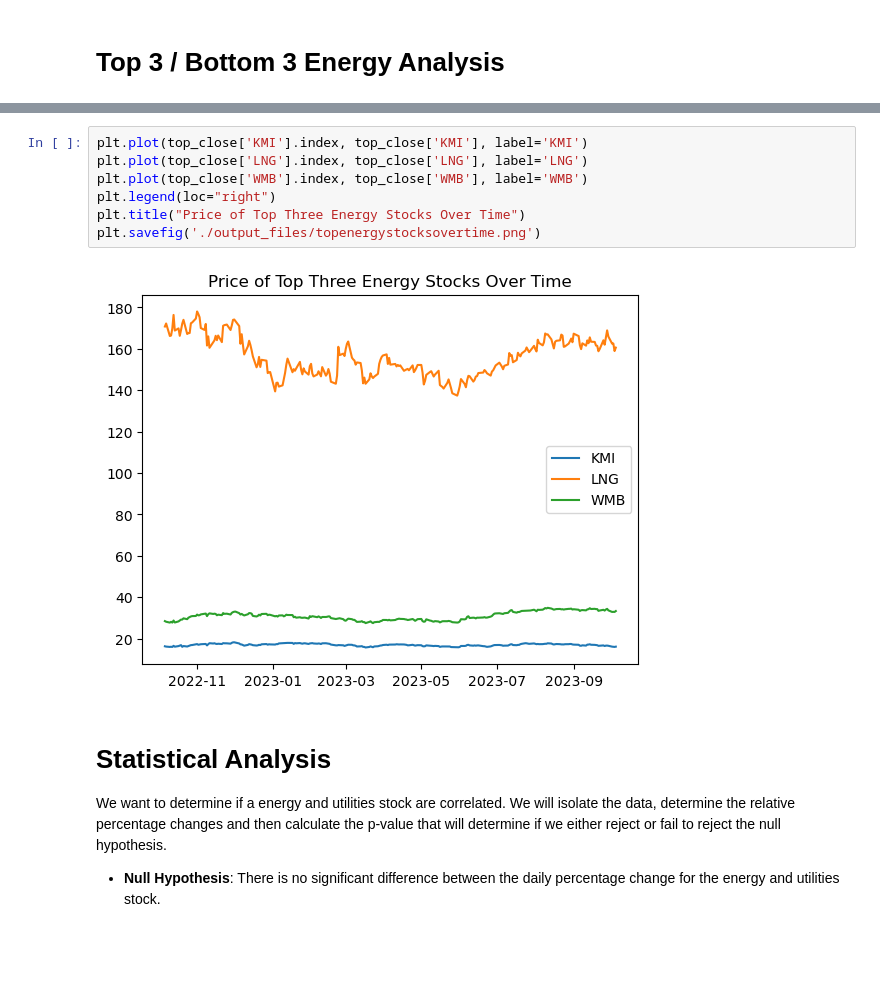
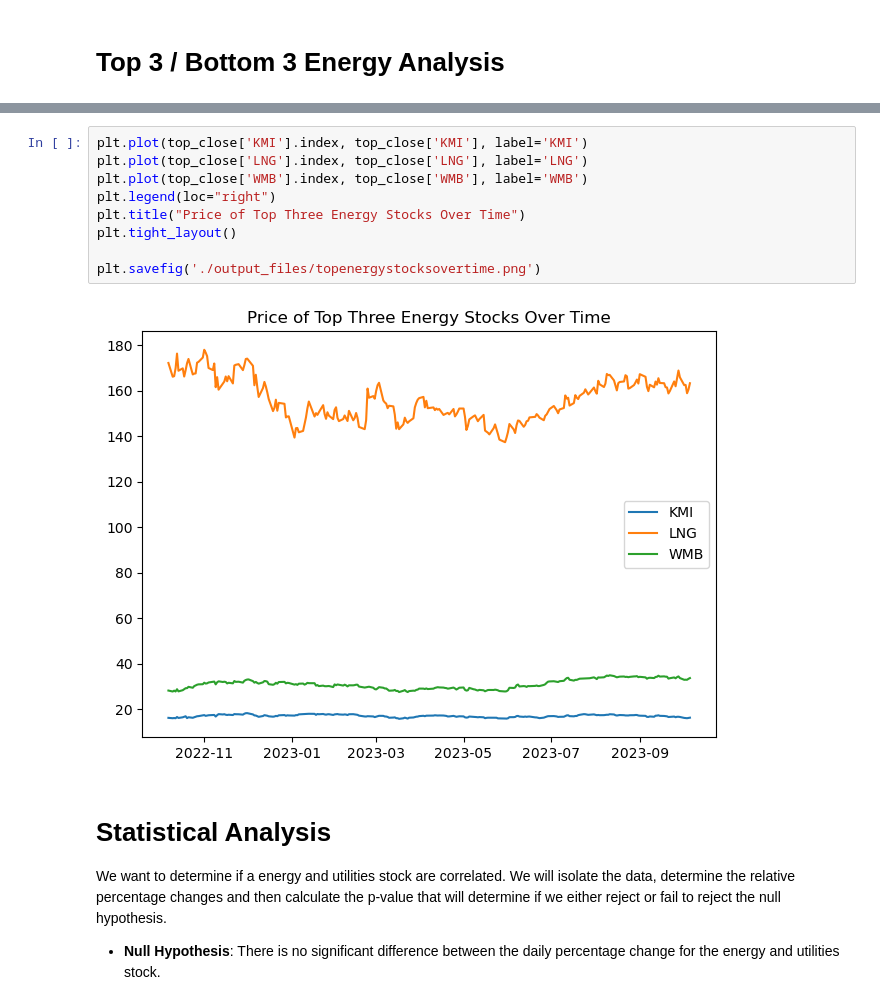
Before and after one commit to Glowary/project_1, a Jupyter notebook: Stock project.ipynb, the cells around one changed output, grey strips where cells are left out. Cells and saved outputs as stored; diff of their text form; blank space fills up the shorter version.

```diff
--- a/Stock project.ipynb
+++ b/Stock project.ipynb
@@ -177,12 +176,14 @@ top_close
 # %%
 plt.plot(top_close['KMI'].index, top_close['KMI'], label='KMI')
 plt.plot(top_close['LNG'].index, top_close['LNG'], label='LNG')
 plt.plot(top_close['WMB'].index, top_close['WMB'], label='WMB')
 plt.legend(loc="right")
 plt.title("Price of Top Three Energy Stocks Over Time")
+plt.tight_layout()
+
 plt.savefig('./output_files/topenergystocksovertime.png')
 # %% [output]
-[figure, old version]
+[figure, new version]
 # %% [markdown]
 # Statistical Analysis
 
```
Also changed, not shown: parts of 17 cells of this notebook, 9 other files.
